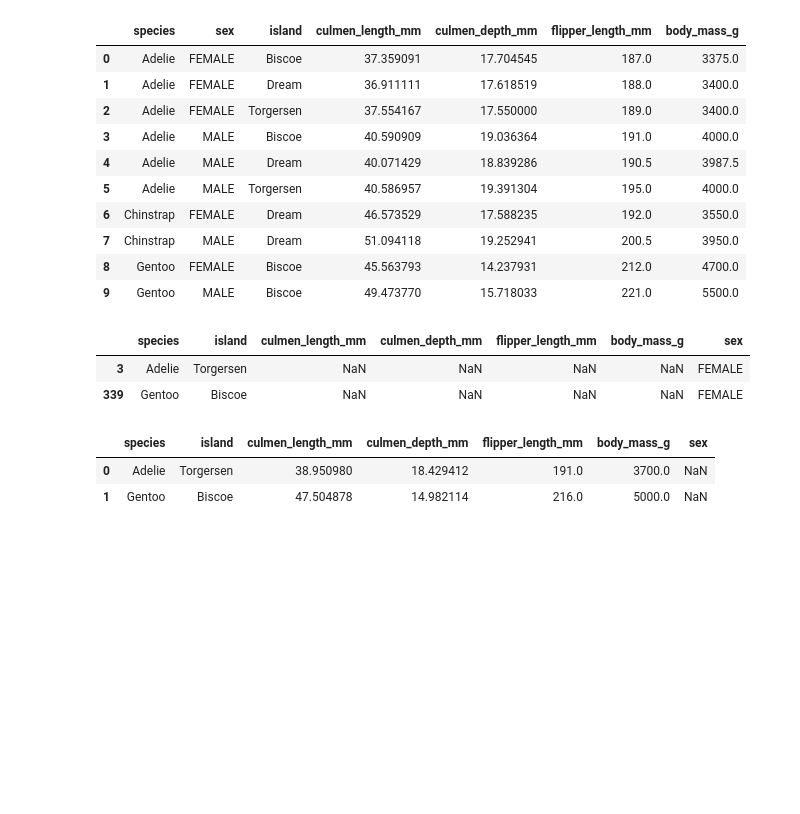
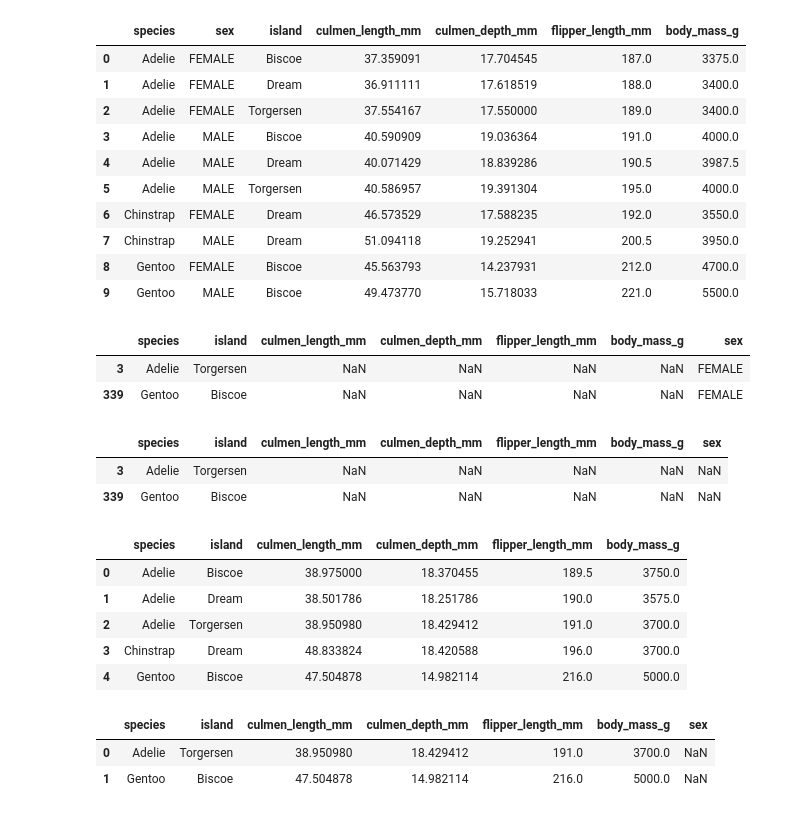
Before and after one commit to LMXCC79/DS_PT_09_2023, a Jupyter notebook: Data_Analysis/5-Visualización/Practica/EDA/EDA_Penguins.ipynb, the cells around one changed output. Drawn from its saved outputs; the diff is of its cells as text; code cells hidden in the pictures; blank space fills up the shorter version.

```diff
--- a/Data_Analysis/5-Visualización/Practica/EDA/EDA_Penguins.ipynb
+++ b/Data_Analysis/5-Visualización/Practica/EDA/EDA_Penguins.ipynb
@@ -176,9 +176,22 @@ df.loc[3,'sex'] = np.nan
 df.loc[339,'sex'] = np.nan
 # %%
 df2 = df[(df['culmen_length_mm'].isna()) | (df['culmen_depth_mm'].isna()) | (df['flipper_length_mm'].isna()) | (df['body_mass_g'].isna()) | (df['sex'].isna())]
+df2
+# %% [output]
+|  | species | island | culmen_length_mm | culmen_depth_mm | flipper_length_mm | body_mass_g | sex |
+| 3 | Adelie | Torgersen | NaN | NaN | NaN | NaN | NaN |
+| 339 | Gentoo | Biscoe | NaN | NaN | NaN | NaN | NaN |
 # %%
 df_imp_2 = df.groupby(['species','island'])[['culmen_length_mm','culmen_depth_mm','flipper_length_mm','body_mass_g']].aggregate(
     {'culmen_length_mm':'mean','culmen_depth_mm':'mean','flipper_length_mm':'median','body_mass_g':'median'}).reset_index()
+df_imp_2
+# %% [output]
+|  | species | island | culmen_length_mm | culmen_depth_mm | flipper_length_mm | body_mass_g |
+| 0 | Adelie | Biscoe | 38.975000 | 18.370455 | 189.5 | 3750.0 |
+| 1 | Adelie | Dream | 38.501786 | 18.251786 | 190.0 | 3575.0 |
+| 2 | Adelie | Torgersen | 38.950980 | 18.429412 | 191.0 | 3700.0 |
+| 3 | Chinstrap | Dream | 48.833824 | 18.420588 | 196.0 | 3700.0 |
+| 4 | Gentoo | Biscoe | 47.504878 | 14.982114 | 216.0 | 5000.0 |
 # %%
 merged_df = pd.merge(df2,df_imp_2,how='left',on=['species','island'])
 
```
Also changed, not shown: 12 other files.
